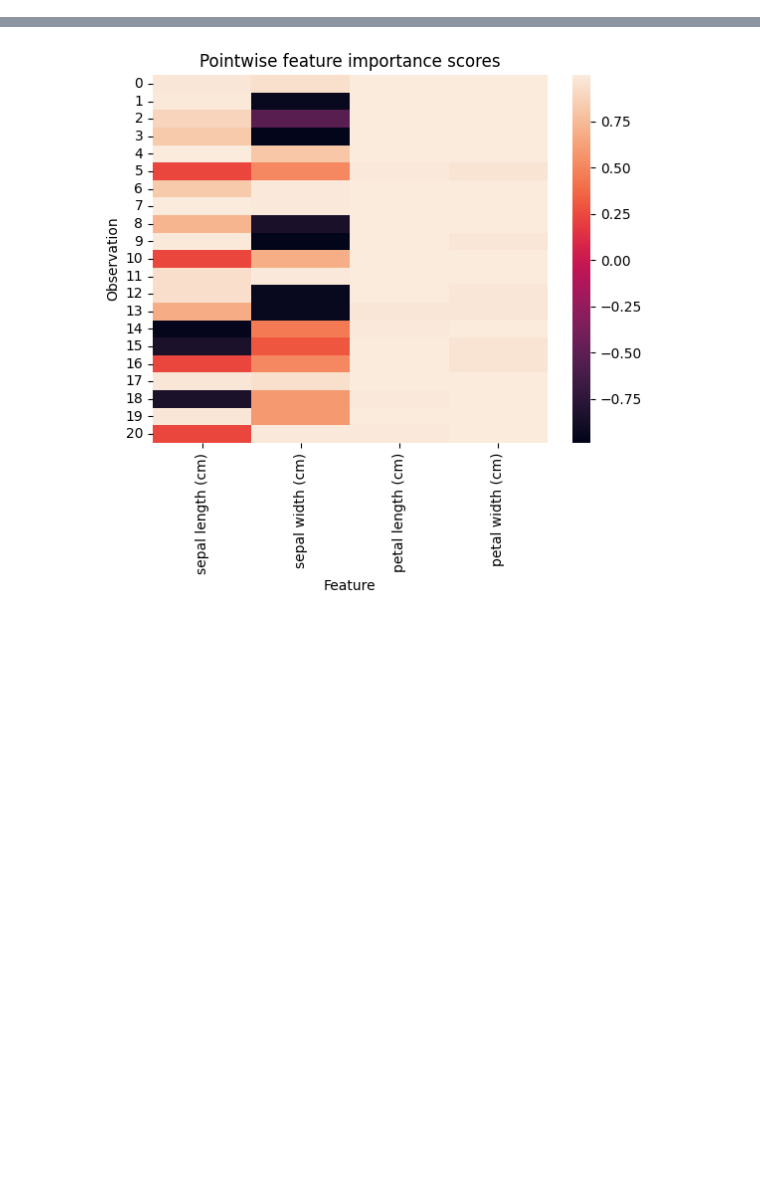
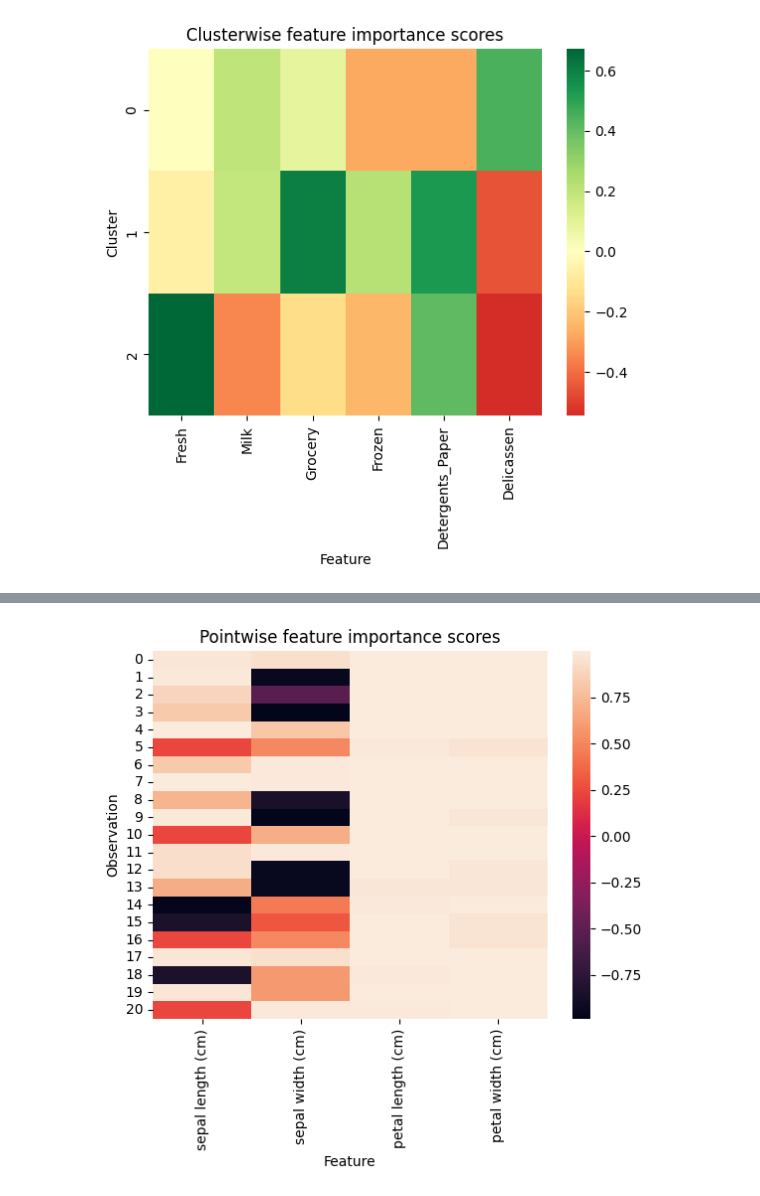
Before and after one commit to AlexF1994/cluster-explain, a Jupyter notebook: notebooks/plotting_importances.ipynb, the cells around one changed output, grey strips where cells are left out. Saved outputs shown, nothing was run; the diff lists cells and outputs as text; code cells hidden in the pictures; blank space fills up the shorter version.

```diff
--- a/notebooks/plotting_importances.ipynb
+++ b/notebooks/plotting_importances.ipynb
@@ -59,0 +72,4 @@ feature = "sepal length (cm)"
+# %%
+explained_clustering_next_best.show_cluster_relevance()
+# %% [output]
+[figure, added]
```
Also changed, not shown: parts of 14 cells of this notebook, 1 other file.
